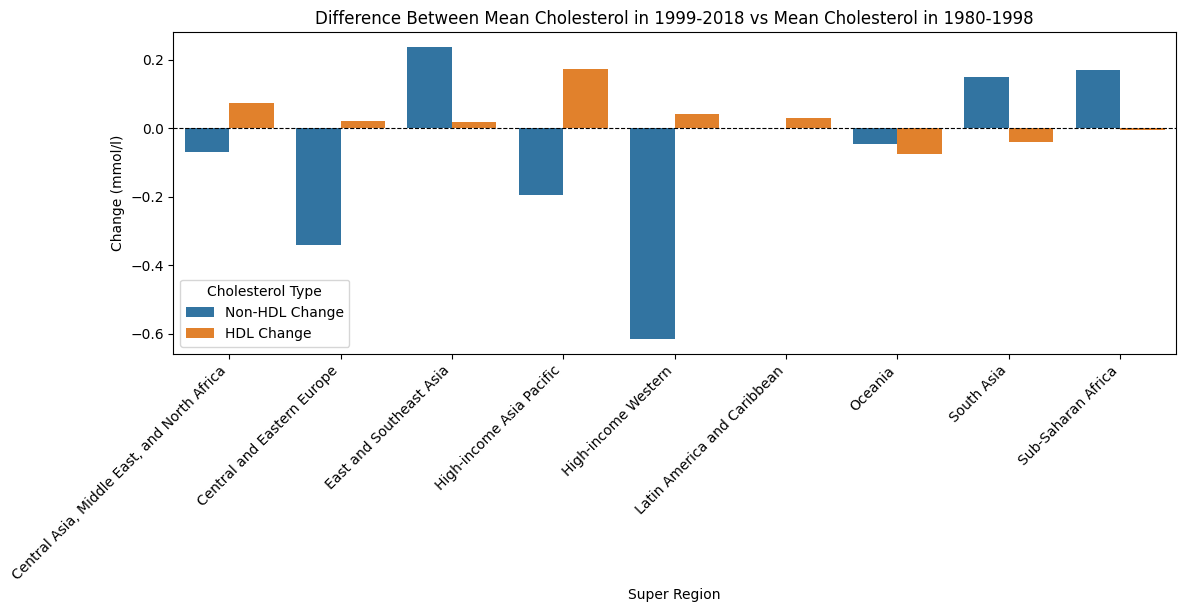
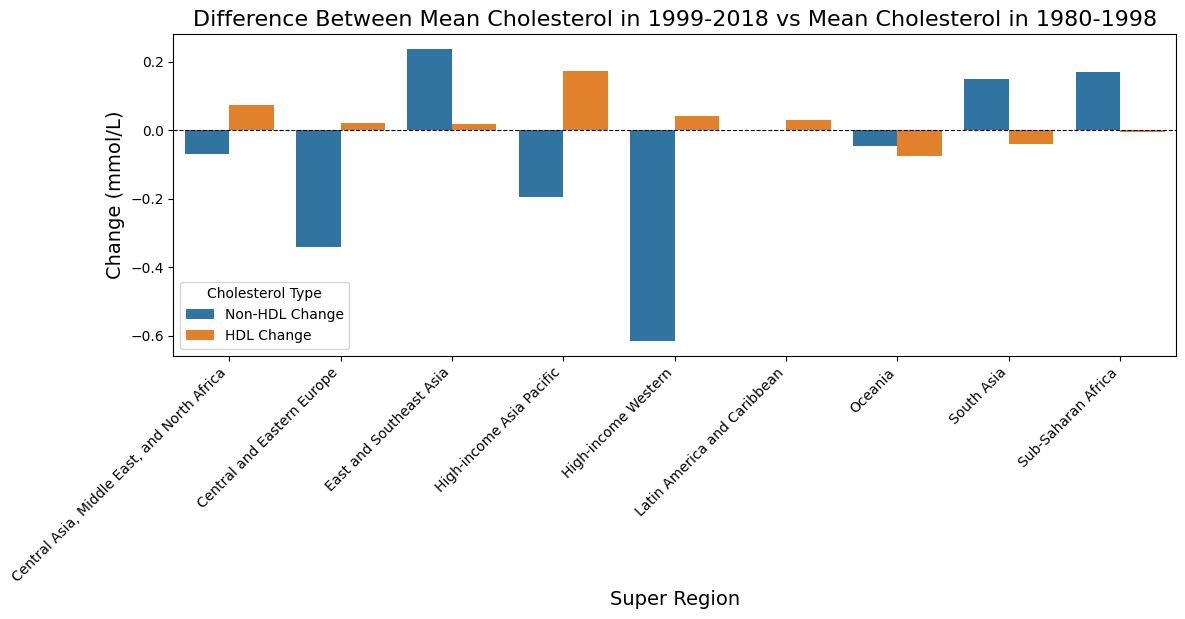
Unified diff of the notebook cell whose output changed from the first chart to the second:
--- before
+++ after
@@ -25,6 +25,7 @@
 plt.xticks(rotation=45, ha='right')
 plt.tight_layout()
-plt.xlabel('Super Region')
-plt.title('Difference Between Mean Cholesterol in 1999-2018 vs Mean Cholesterol in 1980-1998')
+plt.xlabel('Super Region', fontsize=14)
+plt.ylabel('Change (mmol/L)', fontsize=14)
+plt.title('Difference Between Mean Cholesterol in 1999-2018 vs Mean Cholesterol in 1980-1998', fontsize=16)
 plt.show()
 plt.savefig('difference_between_mean_cholesterol_first_half_and_second_half')

Commit: Created using Colab